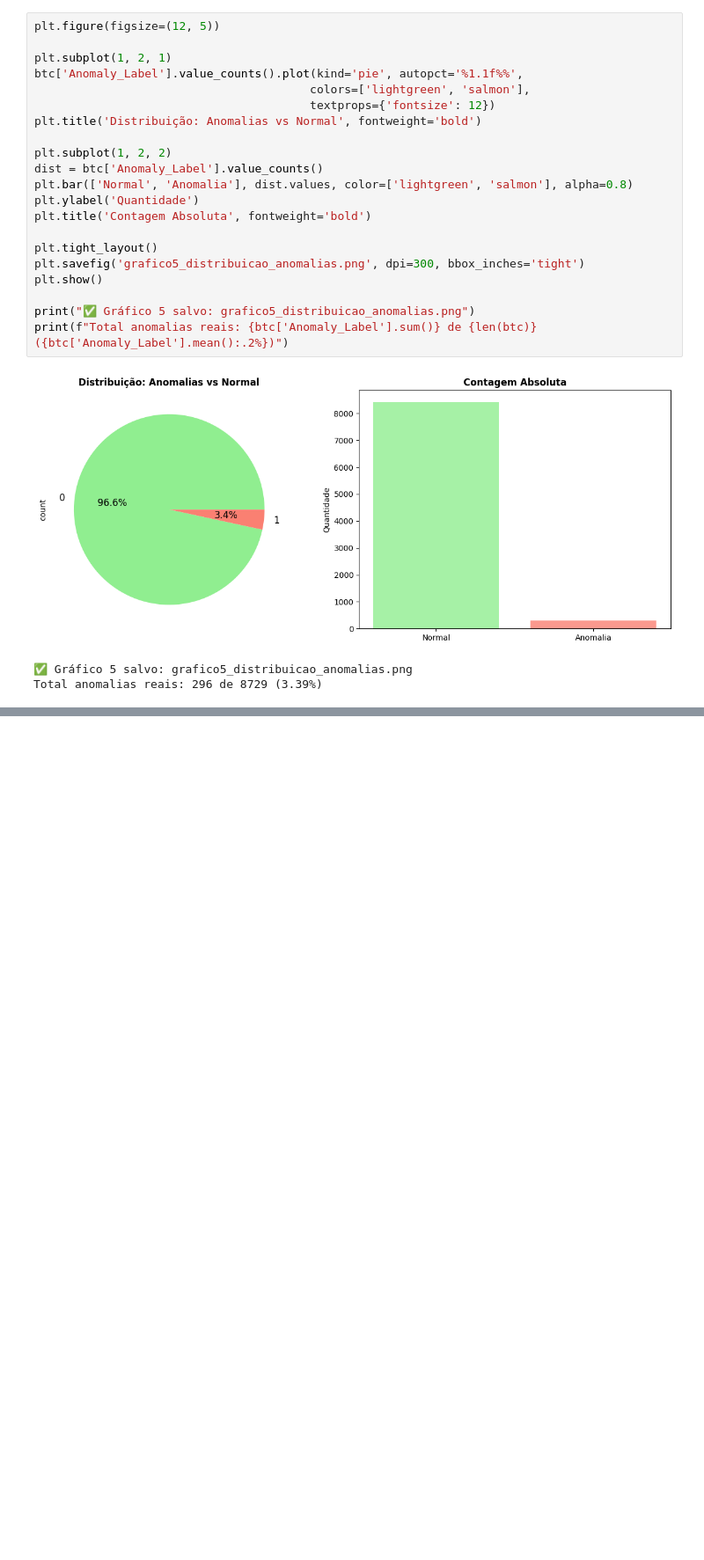
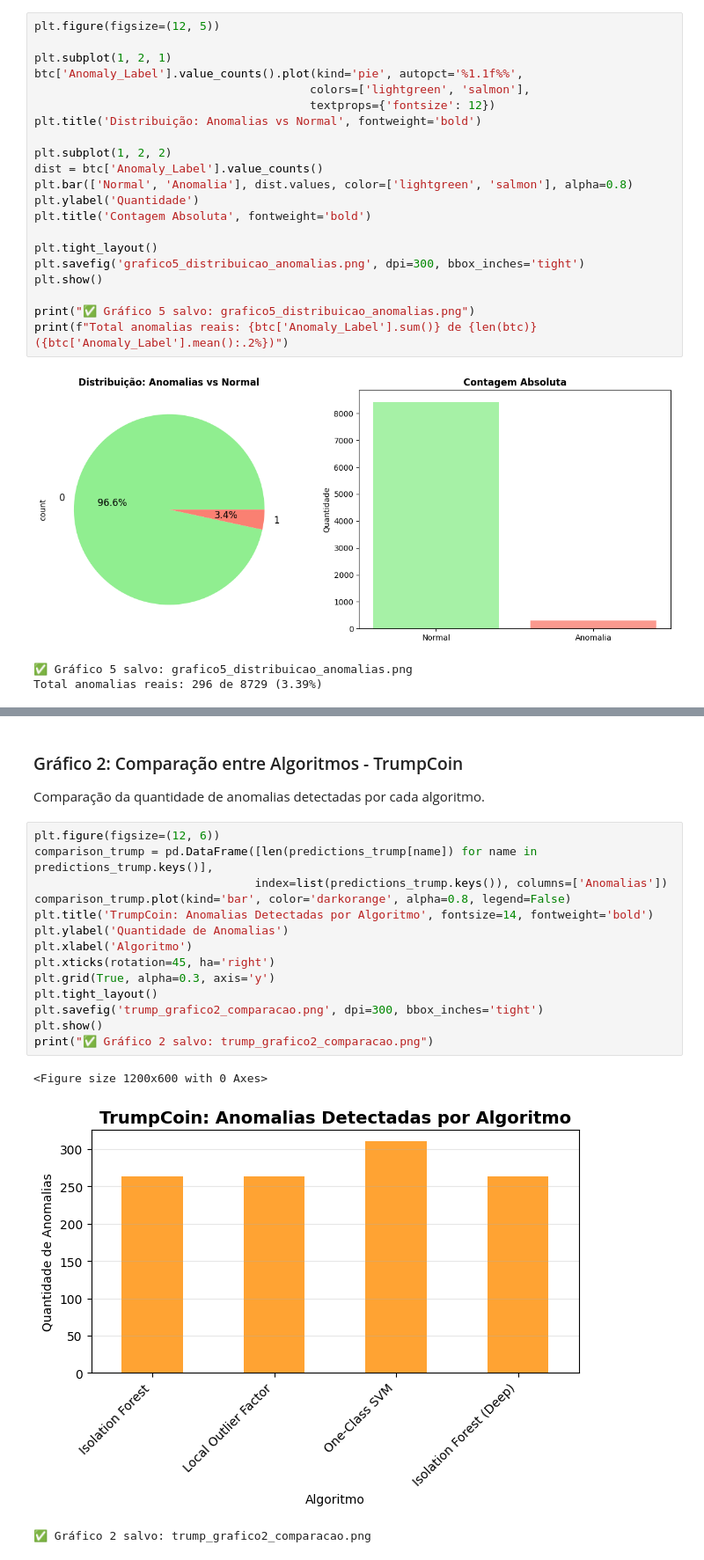
Before and after one commit to MartinianoGomes/bitcoin-and-trumpcoin_anomaly-detection_final-project_ia, a Jupyter notebook: bitcoin_trumpcoin_anomaly_detection.ipynb, the cells around one changed output, grey strips where cells are left out. Shown: that part at 88% size. Saved outputs shown, nothing was run; the diff lists cells and outputs as text; blank space fills up the shorter version.

```diff
--- a/bitcoin_trumpcoin_anomaly_detection.ipynb
+++ b/bitcoin_trumpcoin_anomaly_detection.ipynb
@@ -885,0 +957,22 @@ Os resultados da avaliação dos modelos de detecção de anomalias são apresen
+# %% [markdown]
+### Gráfico 2: Comparação entre Algoritmos - TrumpCoin
+
+Comparação da quantidade de anomalias detectadas por cada algoritmo.
+# %%
+plt.figure(figsize=(12, 6))
+comparison_trump = pd.DataFrame([len(predictions_trump[name]) for name in predictions_trump.keys()],
+                                index=list(predictions_trump.keys()), columns=['Anomalias'])
+comparison_trump.plot(kind='bar', color='darkorange', alpha=0.8, legend=False)
+plt.title('TrumpCoin: Anomalias Detectadas por Algoritmo', fontsize=14, fontweight='bold')
+plt.ylabel('Quantidade de Anomalias')
+plt.xlabel('Algoritmo')
+plt.xticks(rotation=45, ha='right')
+plt.grid(True, alpha=0.3, axis='y')
+plt.tight_layout()
+plt.savefig('trump_grafico2_comparacao.png', dpi=300, bbox_inches='tight')
+plt.show()
+print("✅ Gráfico 2 salvo: trump_grafico2_comparacao.png")
+# %% [output]
+<Figure size 1200x600 with 0 Axes>
+[figure, added]
+✅ Gráfico 2 salvo: trump_grafico2_comparacao.png
```
Also changed, not shown: parts of 55 cells of this notebook.
